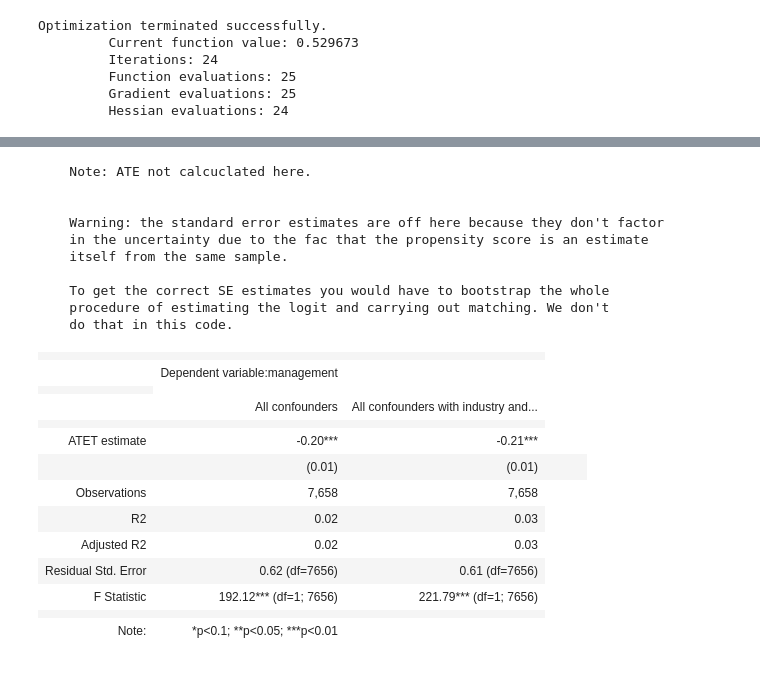
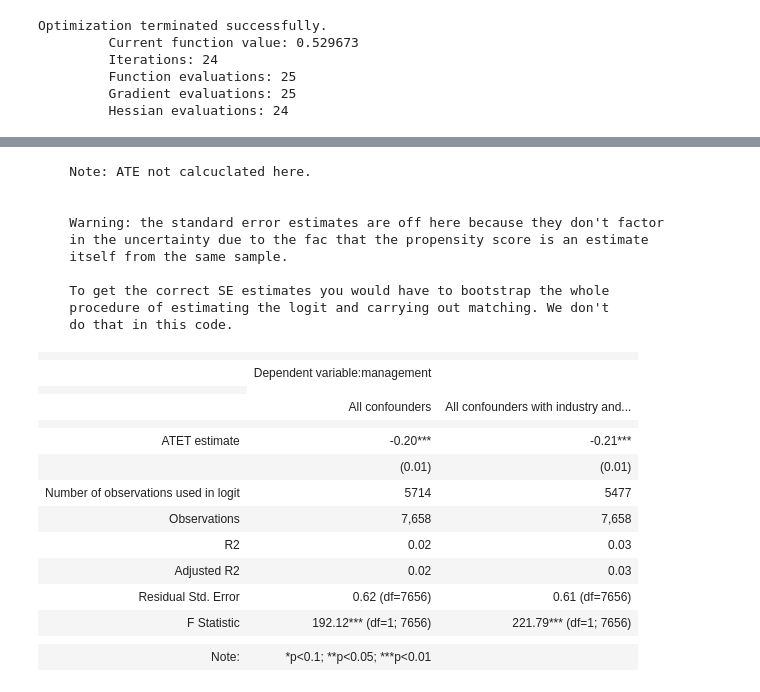
Before and after one commit to gabors-data-analysis/da_case_studies, a Jupyter notebook: ch21-ownership-management-quality/ch21-wms-02-analysis.ipynb, the cells around one changed output, grey strips where cells are left out. Saved outputs shown, nothing was run; the diff lists cells and outputs as text; code cells hidden in the pictures.

Commit message:
add nobs logit

```diff
--- a/ch21-ownership-management-quality/ch21-wms-02-analysis.ipynb
+++ b/ch21-ownership-management-quality/ch21-wms-02-analysis.ipynb
@@ -397,6 +397,13 @@ stargazer.rename_covariates(
 stargazer.covariate_order([x_var])
 stargazer.custom_columns(
     ["All confounders", "All confounders with industry and country"], [1, 1]
+)
+stargazer.add_line(
+    "Number of observations used in logit",
+    [
+        data_matched.drop("pscore", axis=1).drop_duplicates().shape[0],
+        data_matched_2.drop("pscore", axis=1).drop_duplicates().shape[0],
+    ],
 )
 stargazer.significant_digits(2)
 stargazer.show_model_numbers(False)
@@ -404,35 +411,36 @@ print(
     """
     Note: ATE not calcuclated here.
 
 
     Warning: the standard error estimates are off here because they don't factor
     in the uncertainty due to the fac that the propensity score is an estimate
     itself from the same sample.
 
     To get the correct SE estimates you would have to bootstrap the whole
     procedure of estimating the logit and carrying out matching. We don't
     do that in this code.
 """
 )
-HTML(stargazer.render_html())
+stargazer
 # %% [output]
     Note: ATE not calcuclated here.
 
 
     Warning: the standard error estimates are off here because they don't factor
     in the uncertainty due to the fac that the propensity score is an estimate
     itself from the same sample.
 
     To get the correct SE estimates you would have to bootstrap the whole
     procedure of estimating the logit and carrying out matching. We don't
     do that in this code.
 |  |  |  |
 |  | Dependent variable:management |  |
 |  |
 |  | All confounders | All confounders with industry and... |
 |  |  |  |
 | ATET estimate | -0.20*** | -0.21*** |
-|  | (0.01) | (0.01) |  |  |  |
+|  | (0.01) | (0.01) |
+| Number of observations used in logit | 5714 | 5477 |  |  |  |
 | Observations | 7,658 | 7,658 |
 | R2 | 0.02 | 0.03 |
 | Adjusted R2 | 0.02 | 0.03 |
```
Also changed, not shown: parts of 2 cells of this notebook.
